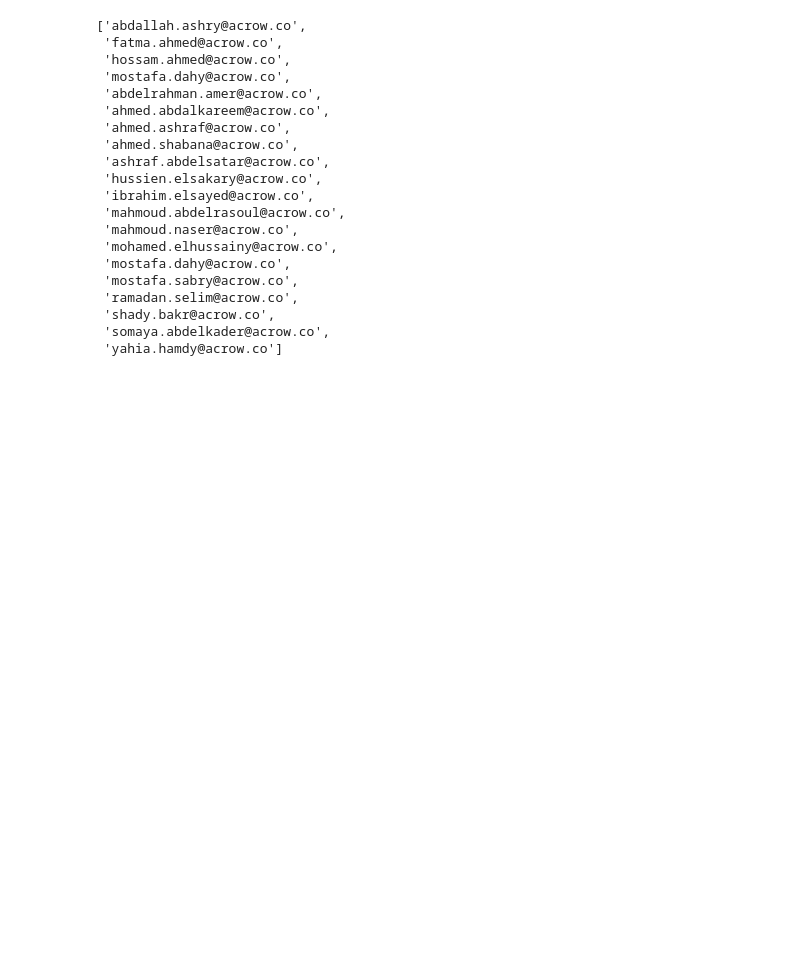
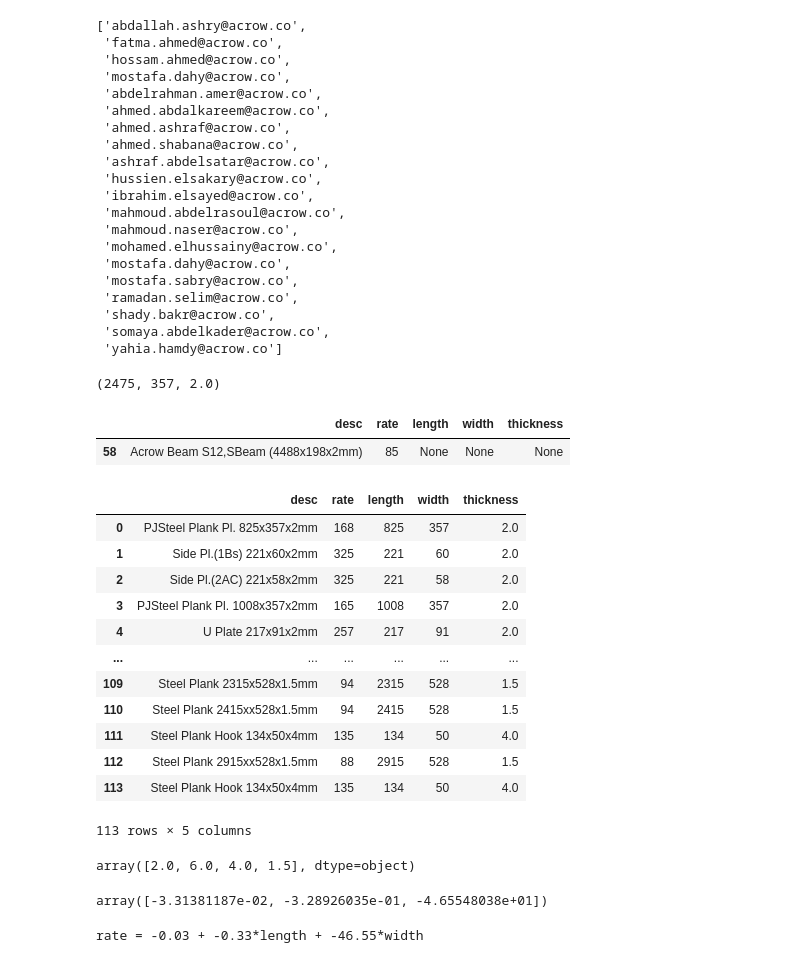
Before and after one commit to AbdallhOmarr/Routing-sheet-project, a Jupyter notebook: notebook.ipynb, the cells around one changed output. Saved outputs shown, nothing was run; the diff lists cells and outputs as text; code cells hidden in the pictures; blank space fills up the shorter version.

```diff
--- a/notebook.ipynb
+++ b/notebook.ipynb
@@ -152,0 +166,58 @@ mails_cc
+# %%
+desc = "PJSteel Plank Pl. 2475x357x2mm"
+# %%
+def get_dim(desc):
+    # Define regular expression pattern to match the length, width, and thickness
+    pattern = r"(\d+)xx(\d+)x([\d\.]+)mm|\s(\d+)x(\d+)x([\d\.]+)mm"
+
+    # Use regular expression to extract length, width, and thickness
+    match = re.search(pattern, desc)
+
+    if match:
+        if match.group(1):
+            length = int(match.group(1))
+            width = int(match.group(2))
+            thickness = float(match.group(3))
+        else:
+            length = int(match.group(4))
+            width = int(match.group(5))
+            thickness = float(match.group(6))
+        return length, width, thickness
+    else:
+        return None, None, None
+# %%
+get_dim(desc)
+# %% [output]
+(2475, 357, 2.0)
+# %%
+no_match =[]
+df['dimensions'] = df['desc'].apply(lambda x: get_dim(x))
+
+# Extract 'length', 'width', and 'thickness' dimensions from 'dimensions' column
+df['length'], df['width'], df['thickness'] = zip(*df['dimensions'])
+
+# Drop 'dimensions' column
+df.drop('dimensions', axis=1, inplace=True)
+# %%
+df[df["length"].isna()==True]
+# %% [output]
+|  | desc | rate | length | width | thickness |
+| 58 | Acrow Beam S12,SBeam (4488x198x2mm) | 85 | None | None | None |
+# %%
+df.dropna(inplace=True)
+# %%
+df
+# %% [output]
+|  | desc | rate | length | width | thickness |
+| 0 | PJSteel Plank Pl. 825x357x2mm | 168 | 825 | 357 | 2.0 |
+| 1 | Side Pl.(1Bs) 221x60x2mm | 325 | 221 | 60 | 2.0 |
+| 2 | Side Pl.(2AC) 221x58x2mm | 325 | 221 | 58 | 2.0 |
+| 3 | PJSteel Plank Pl. 1008x357x2mm | 165 | 1008 | 357 | 2.0 |
+| 4 | U Plate 217x91x2mm | 257 | 217 | 91 | 2.0 |
+| ... | ... | ... | ... | ... | ... |
+| 109 | Steel Plank 2315x528x1.5mm | 94 | 2315 | 528 | 1.5 |
+| 110 | Steel Plank 2415xx528x1.5mm | 94 | 2415 | 528 | 1.5 |
+| 111 | Steel Plank Hook 134x50x4mm | 135 | 134 | 50 | 4.0 |
+| 112 | Steel Plank 2915xx528x1.5mm | 88 | 2915 | 528 | 1.5 |
+| 113 | Steel Plank Hook 134x50x4mm | 135 | 134 | 50 | 4.0 |
+113 rows × 5 columns
@@ -152,0 +235,12 @@ mails_cc
+# %%
+df["thickness"].unique()
+# %% [output]
+array([2.0, 6.0, 4.0, 1.5], dtype=object)
+# %%
+coeffs
+# %% [output]
+array([-3.31381187e-02, -3.28926035e-01, -4.65548038e+01])
+# %%
+print(f"rate = {coeffs[0]:.2f} + {coeffs[1]:.2f}*length + {coeffs[2]:.2f}*width")
+# %% [output]
+rate = -0.03 + -0.33*length + -46.55*width
```
Also changed, not shown: parts of 25 cells of this notebook, 4 other files.
